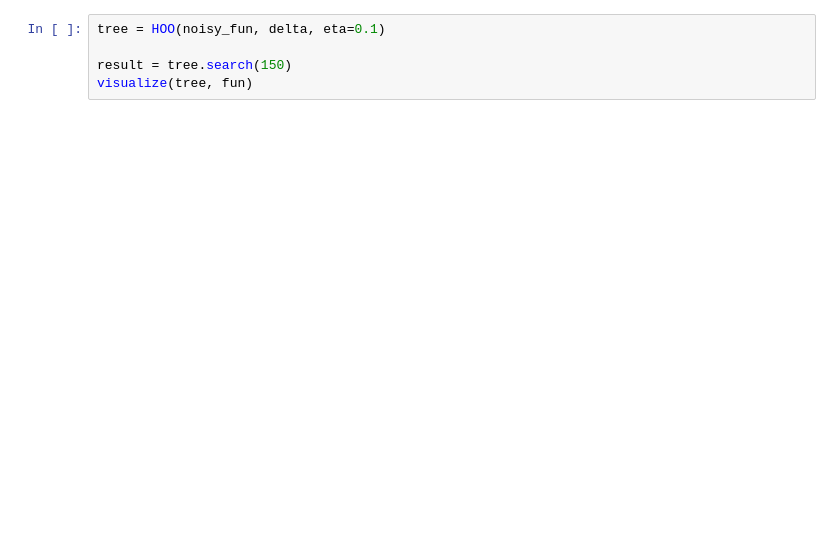
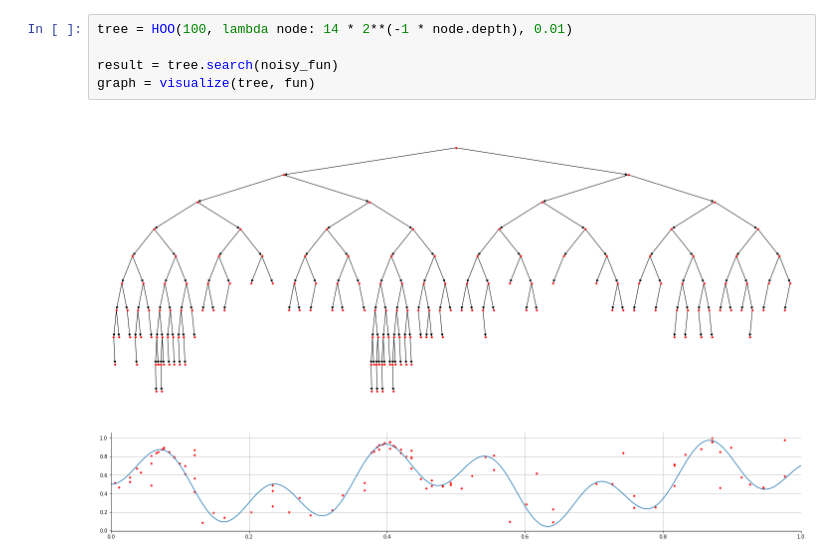
Before and after one commit to yunjhongwu/MCTS, a Jupyter notebook: MCTS.ipynb, the cells around one changed output. Saved outputs shown, nothing was run; the diff lists cells and outputs as text; blank space fills up the shorter version.

```diff
--- a/MCTS.ipynb
+++ b/MCTS.ipynb
@@ -32,5 +27,7 @@ visualize(tree, fun)
 # %%
-tree = HOO(noisy_fun, delta, eta=0.1)
+tree = HOO(100, lambda node: 14 * 2**(-1 * node.depth), 0.01)
 
-result = tree.search(150)
-visualize(tree, fun)
+result = tree.search(noisy_fun)
+graph = visualize(tree, fun)
+# %% [output]
+[figure, added]
```
Also changed, not shown: parts of 5 cells of this notebook, 4 other files.
